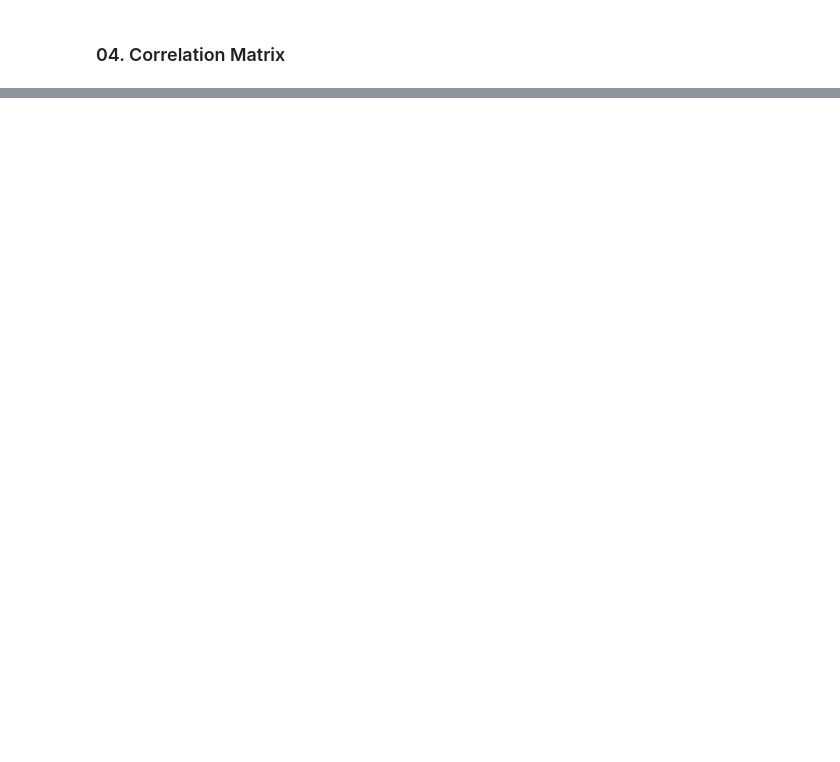
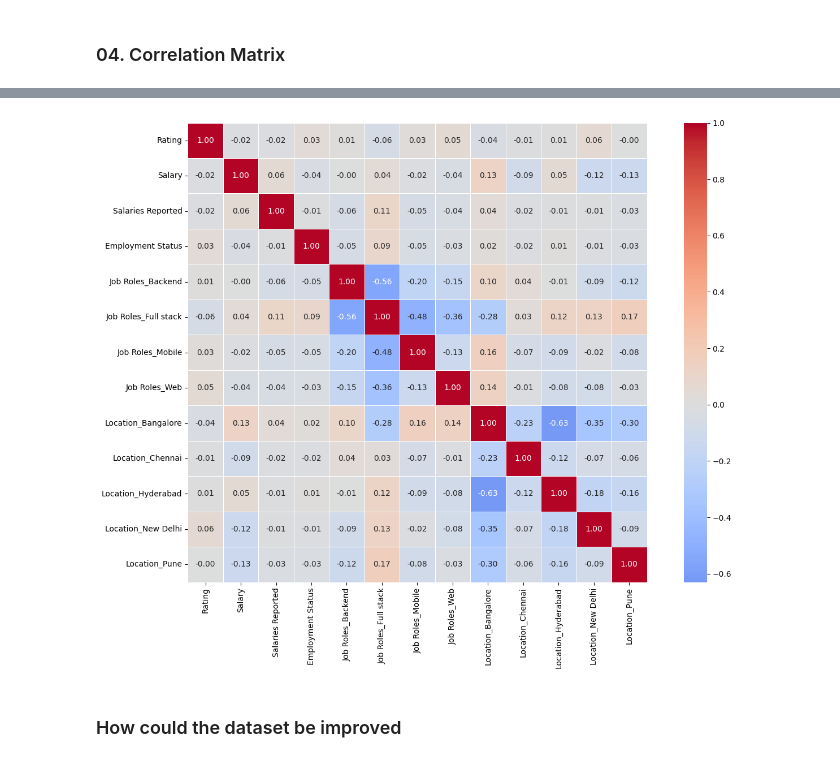
Before and after one commit to savinduthathsara-design/dataanalyticsexercises, a Jupyter notebook: Exercisesset02.ipynb, the cells around one changed output, grey strips where cells are left out. Drawn from its saved outputs; the diff is of its cells as text; code cells hidden in the pictures; blank space fills up the shorter version.

```diff
--- a/Exercisesset02.ipynb
+++ b/Exercisesset02.ipynb
@@ -605,0 +724,9 @@ df.corr(numeric_only=True)
+# %%
+# Top 25% correlation
+corr_top = top_25.corr(numeric_only=True)
+plt.figure(figsize=(14, 10))
+sns.heatmap(corr_top, annot=True, fmt='.2f', cmap='coolwarm', center=0,
+            linewidths=0.5, square=True)
+plt.tight_layout()
+# %% [output]
+[figure, added]
@@ -605,0 +736,2 @@ df.corr(numeric_only=True)
+# %% [markdown]
+### How could the dataset be improved
```
Also changed, not shown: parts of 22 cells of this notebook.
